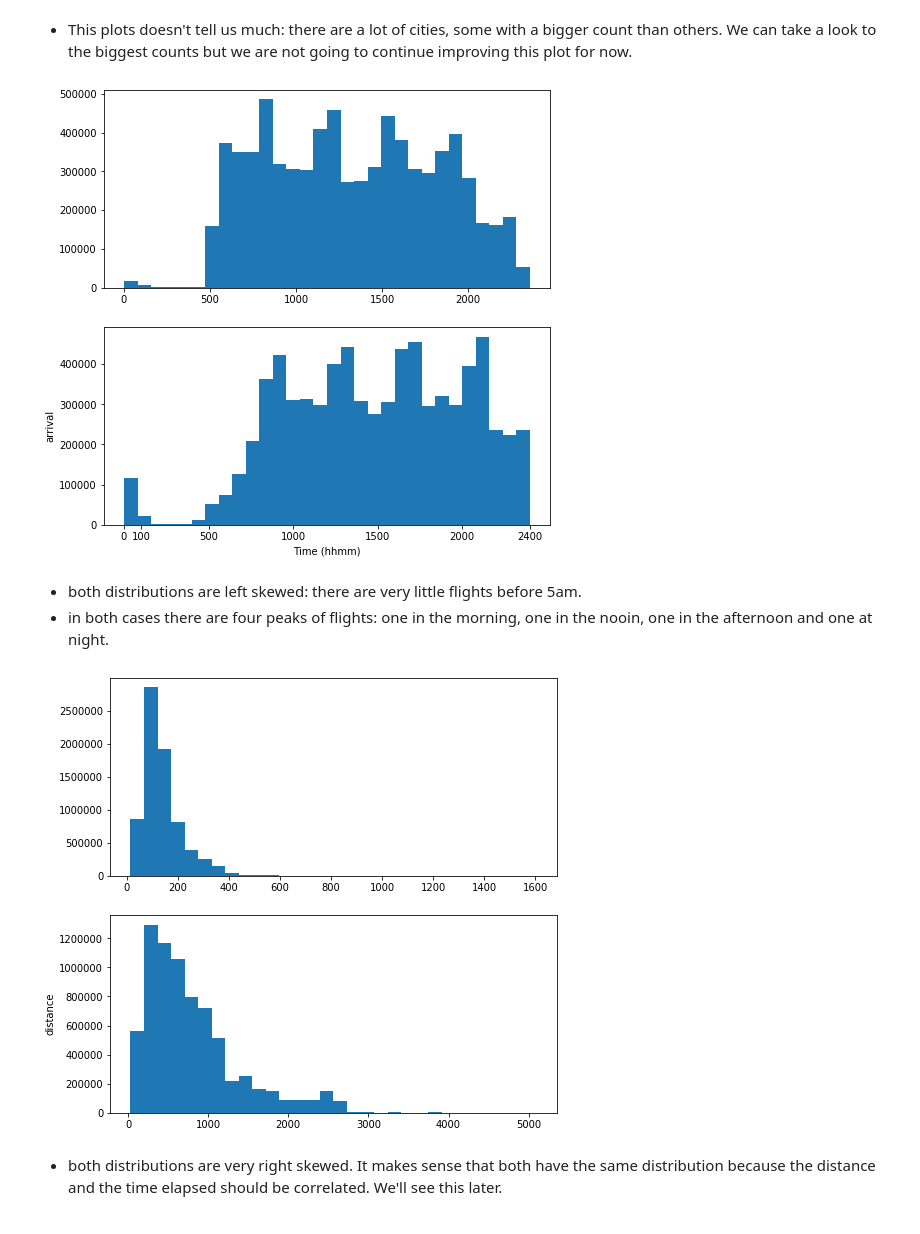
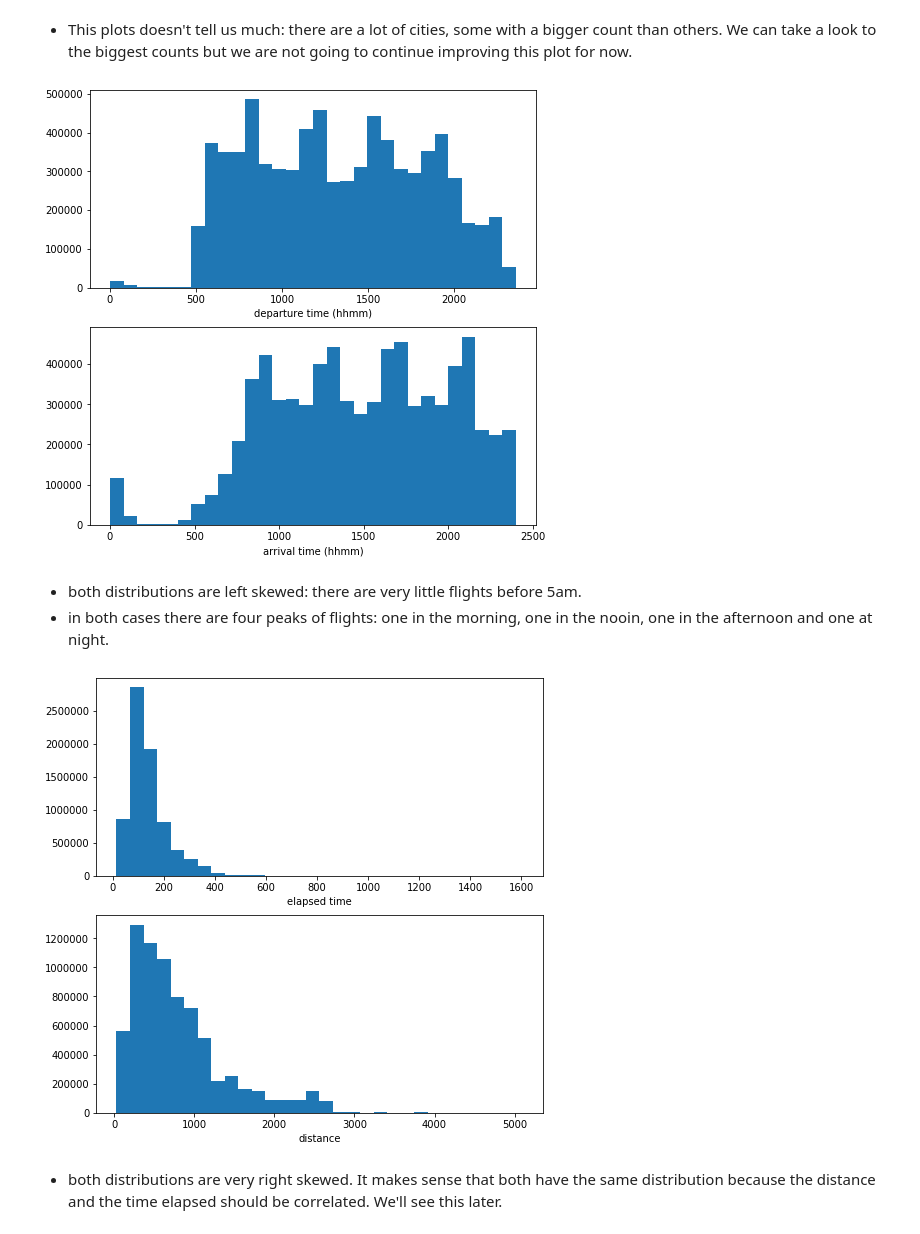
Before and after one commit to cnegrelli/Data_Visualization, a Jupyter notebook: exploration.ipynb, the cells around one changed output. Saved outputs shown, nothing was run; the diff lists cells and outputs as text; code cells hidden in the pictures.

```diff
--- a/exploration.ipynb
+++ b/exploration.ipynb
@@ -201,29 +155,34 @@ sb.countplot(data = flights, x = 'Dest', color = base_color, ax = ax[1])
 - This plots doesn't tell us much: there are  a lot of cities, some with a bigger count than others. We can take a look to the biggest counts but we are not going to continue improving this plot for now.
 # %%
 # departure and arrival times
-fig, ax = plt.subplots(nrows=2, figsize = [8,8])
+
+
+plt.figure(figsize = [8,8])
 
 base_color = sb.color_palette()[0]
-ax[0].hist(data = flights, x = 'CRSDepTime',bins=30)
-plt.ylabel('arrival')
-ax[1].hist(data = flights, x = 'CRSArrTime',bins=30)
-plt.xticks([0,100,500,1000,1500,2000,2400])
-plt.xlabel('Time (hhmm)');
+plt.subplot(2,1,1)
+plt.hist(data = flights, x = 'CRSDepTime',bins=30)
+plt.xlabel('departure time (hhmm)')
+plt.subplot(2,1,2)
+plt.hist(data = flights, x = 'CRSArrTime',bins=30)
+plt.xlabel('arrival time (hhmm)');
 # %% [output]
-[figure, old version]
+[figure, new version]
 # %% [markdown]
 - both distributions are left skewed: there are very little flights before 5am.
 - in both cases there are four peaks of flights: one in the morning, one in the nooin, one in the afternoon and one at night.
 # %%
-# elapsed time and distance
-fig, ax = plt.subplots(nrows=2, figsize = [8,8])
+plt.figure(figsize = [8,8])
 
 base_color = sb.color_palette()[0]
-ax[0].hist(data = flights, x = 'ActualElapsedTime',bins=30)
-plt.ylabel('distance')
-ax[1].hist(data = flights, x = 'Distance',bins=30);
+plt.subplot(2,1,1)
+plt.hist(data = flights, x = 'ActualElapsedTime',bins=30)
+plt.xlabel('elapsed time')
+plt.subplot(2,1,2)
+plt.hist(data = flights, x = 'Distance',bins=30)
+plt.xlabel('distance');
 # %% [output]
-[figure, old version]
+[figure, new version]
 # %% [markdown]
 - both distributions are very right skewed. It makes sense that both have the same distribution because the distance and the time elapsed should be correlated. We'll see this later.
 # %%
```
Also changed, not shown: parts of 98 cells of this notebook.
